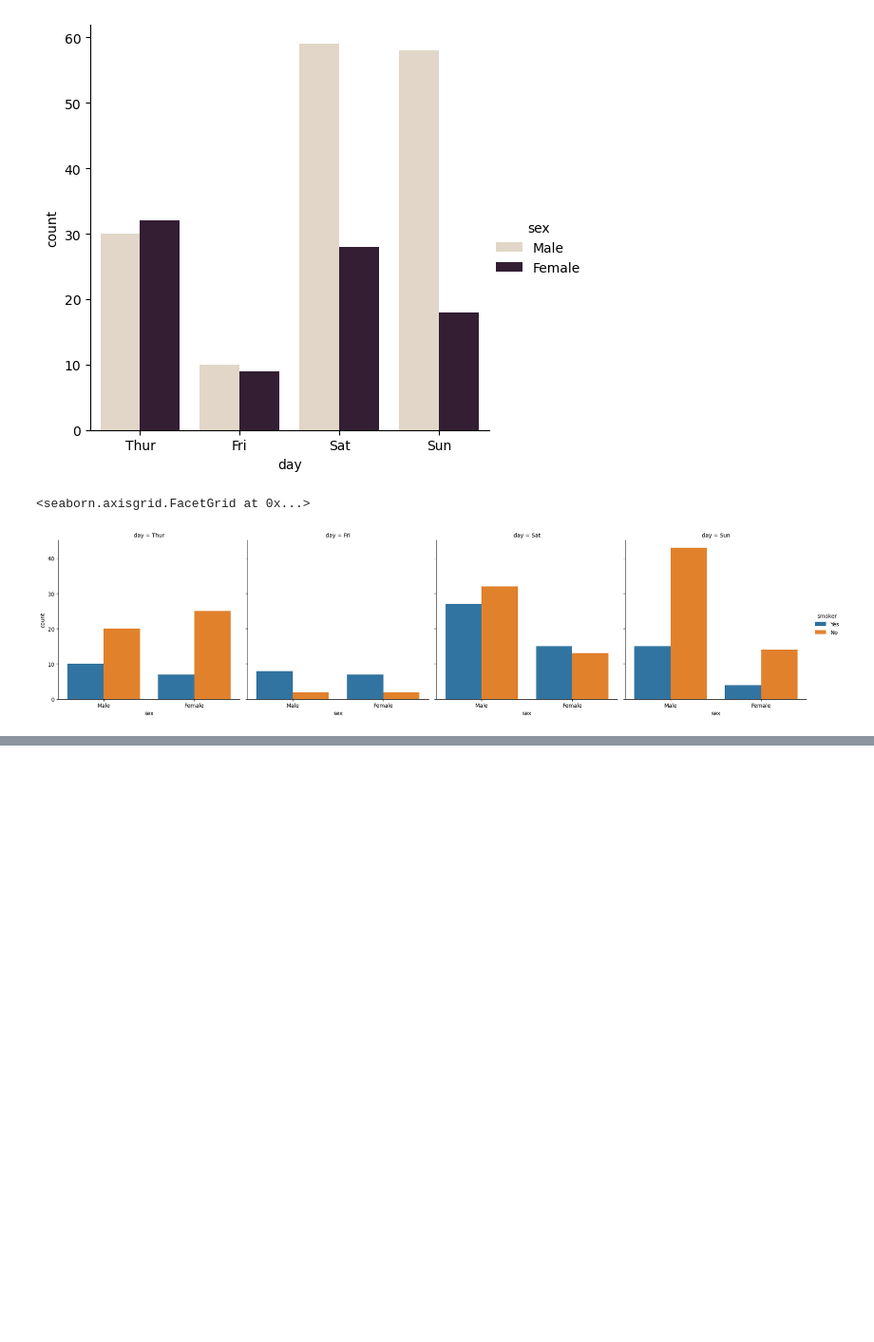
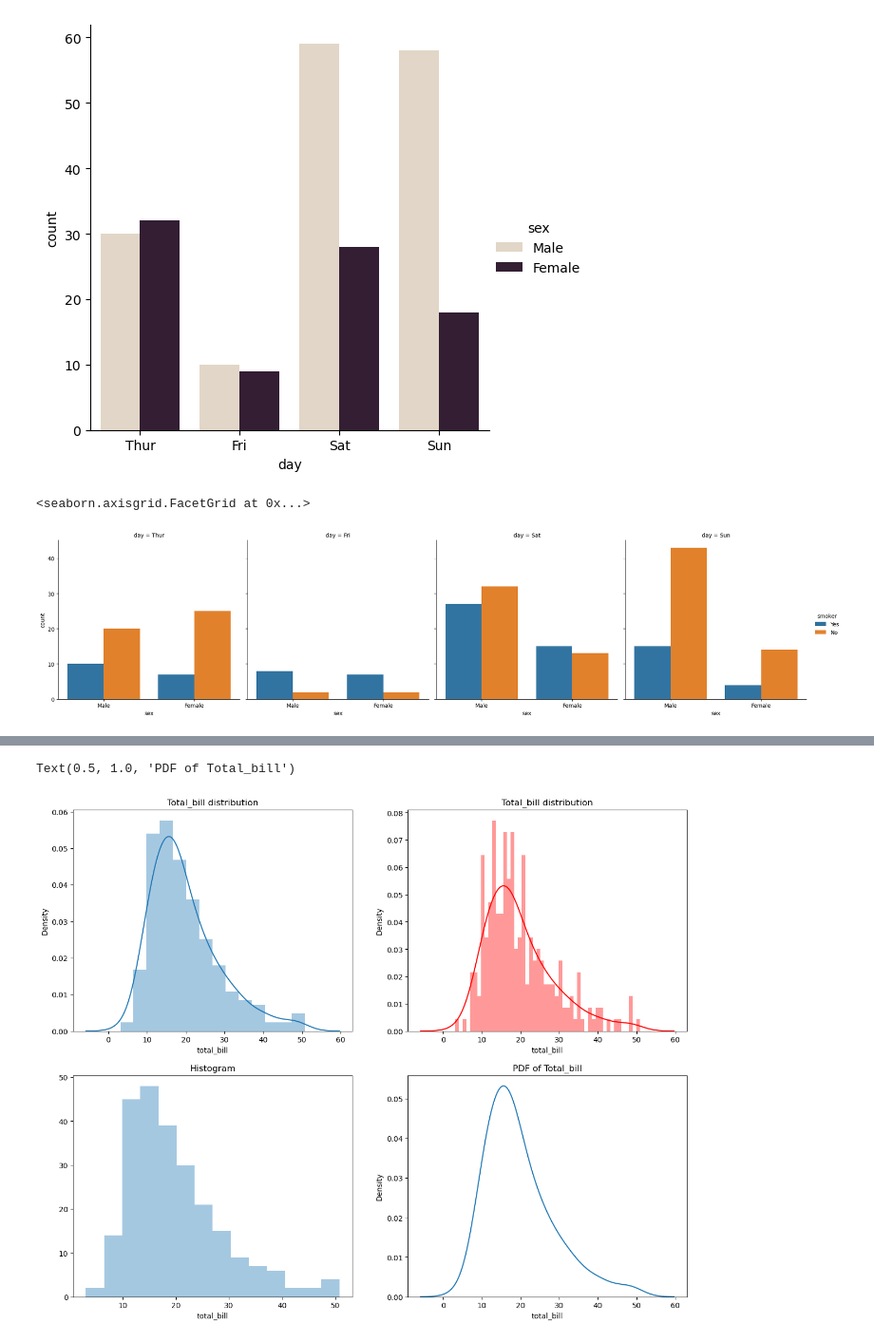
Before and after one commit to madhanl6/Seaborn_viz, a Jupyter notebook: Seaborn viz.ipynb, the cells around one changed output, grey strips where cells are left out. Shown: that part at 95% size. Saved outputs shown, nothing was run; the diff lists cells and outputs as text; code cells hidden in the pictures; blank space fills up the shorter version.

```diff
--- a/Seaborn viz.ipynb
+++ b/Seaborn viz.ipynb
@@ -54,0 +70,18 @@ sns.catplot(x='sex', hue='smoker', col='day', data=df, kind='count')
+# %%
+#distplot
+fig, axes = plt.subplots(2, 2, figsize=(15,12)) # plot 4 graphs
+
+# histogram and density function
+sns.distplot(df.total_bill, ax=axes[0,0]).set_title('Total_bill distribution')
+
+#set number of bins and color
+sns.distplot(df.total_bill, bins=50, color='r', ax=axes[0,1]).set_title('Total_bill distribution')
+
+# only histogram, without density function
+sns.distplot(df.total_bill, kde=False, ax=axes[1,0]).set_title('Histogram')
+
+# only density function, without histogram
+sns.distplot(df.total_bill, hist=False, ax=axes[1,1]).set_title('PDF of Total_bill')
+# %% [output]
+Text(0.5, 1.0, 'PDF of Total_bill')
+[figure, added]
```
Also changed, not shown: parts of 10 cells of this notebook.
